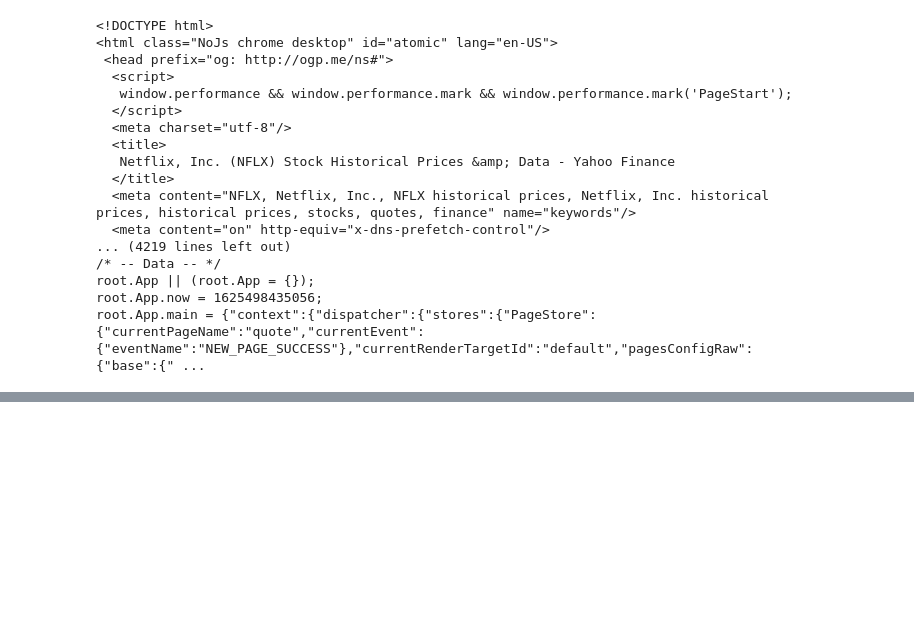
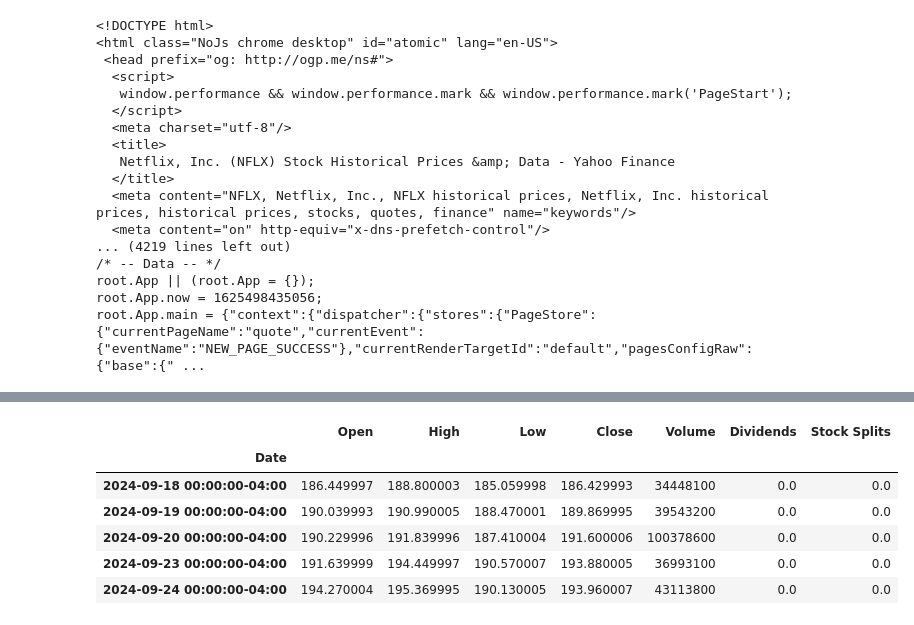
Before and after one commit to victor-luna-data/CourseIBM, a Jupyter notebook: stock.ipynb, the cells around one changed output, grey strips where cells are left out. Cells and saved outputs as stored; diff of their text form; code cells hidden in the pictures; blank space fills up the shorter version.

```diff
--- a/stock.ipynb
+++ b/stock.ipynb
@@ -188,0 +199,12 @@ None
+# %%
+amzn = yf.Ticker('AMZN')
+df = amzn.history(period = 'max')
+df.tail()
+# %% [output]
+|  | Open | High | Low | Close | Volume | Dividends | Stock Splits |
+| Date |  |  |  |  |  |  |  |
+| 2024-09-18 00:00:00-04:00 | 186.449997 | 188.800003 | 185.059998 | 186.429993 | 34448100 | 0.0 | 0.0 |
+| 2024-09-19 00:00:00-04:00 | 190.039993 | 190.990005 | 188.470001 | 189.869995 | 39543200 | 0.0 | 0.0 |
+| 2024-09-20 00:00:00-04:00 | 190.229996 | 191.839996 | 187.410004 | 191.600006 | 100378600 | 0.0 | 0.0 |
+| 2024-09-23 00:00:00-04:00 | 191.639999 | 194.449997 | 190.570007 | 193.880005 | 36993100 | 0.0 | 0.0 |
+| 2024-09-24 00:00:00-04:00 | 194.270004 | 195.369995 | 190.130005 | 193.960007 | 43113800 | 0.0 | 0.0 |
```
Also changed, not shown: parts of 5 cells of this notebook.
